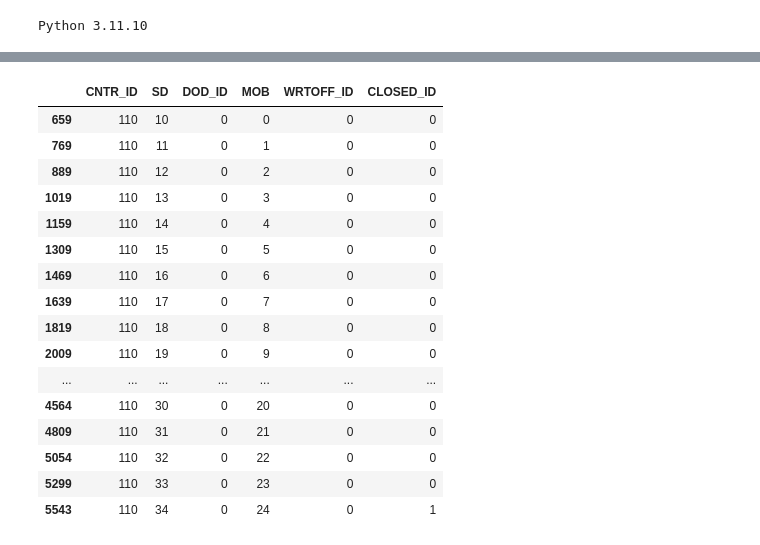
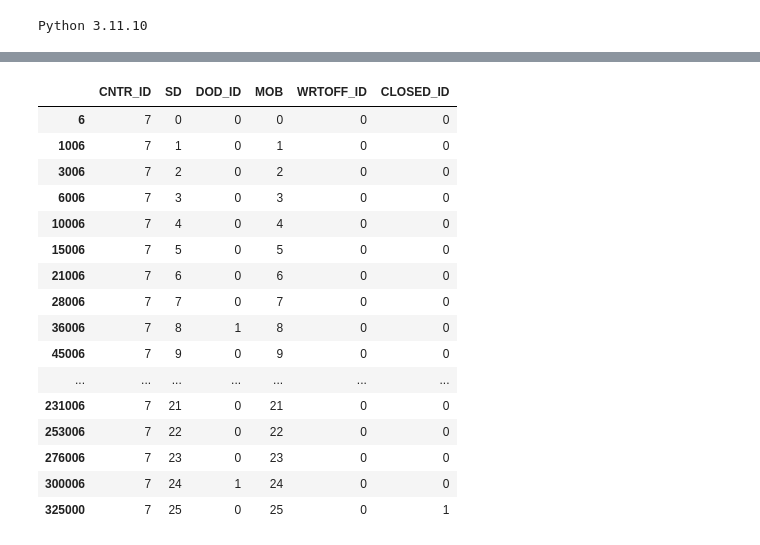
Before and after one commit to il-giza/Bank_SandBox, a Jupyter notebook: matrix_migration/generator_of_portfolio.ipynb, the cells around one changed output, grey strips where cells are left out. Drawn from its saved outputs; the diff is of its cells as text; code cells hidden in the pictures.

```diff
--- a/matrix_migration/generator_of_portfolio.ipynb
+++ b/matrix_migration/generator_of_portfolio.ipynb
@@ -205,20 +191,20 @@ T.tail()
 # %%
-T[T['CNTR_ID']==110]
+T[T['CNTR_ID']==7]
 # %% [output]
 |  | CNTR_ID | SD | DOD_ID | MOB | WRTOFF_ID | CLOSED_ID |
-| 659 | 110 | 10 | 0 | 0 | 0 | 0 |
-| 769 | 110 | 11 | 0 | 1 | 0 | 0 |
-| 889 | 110 | 12 | 0 | 2 | 0 | 0 |
-| 1019 | 110 | 13 | 0 | 3 | 0 | 0 |
-| 1159 | 110 | 14 | 0 | 4 | 0 | 0 |
-| 1309 | 110 | 15 | 0 | 5 | 0 | 0 |
-| 1469 | 110 | 16 | 0 | 6 | 0 | 0 |
-| 1639 | 110 | 17 | 0 | 7 | 0 | 0 |
-| 1819 | 110 | 18 | 0 | 8 | 0 | 0 |
-| 2009 | 110 | 19 | 0 | 9 | 0 | 0 |
+| 6 | 7 | 0 | 0 | 0 | 0 | 0 |
+| 1006 | 7 | 1 | 0 | 1 | 0 | 0 |
+| 3006 | 7 | 2 | 0 | 2 | 0 | 0 |
+| 6006 | 7 | 3 | 0 | 3 | 0 | 0 |
+| 10006 | 7 | 4 | 0 | 4 | 0 | 0 |
+| 15006 | 7 | 5 | 0 | 5 | 0 | 0 |
+| 21006 | 7 | 6 | 0 | 6 | 0 | 0 |
+| 28006 | 7 | 7 | 0 | 7 | 0 | 0 |
+| 36006 | 7 | 8 | 1 | 8 | 0 | 0 |
+| 45006 | 7 | 9 | 0 | 9 | 0 | 0 |
 | ... | ... | ... | ... | ... | ... | ... |
-| 4564 | 110 | 30 | 0 | 20 | 0 | 0 |
-| 4809 | 110 | 31 | 0 | 21 | 0 | 0 |
-| 5054 | 110 | 32 | 0 | 22 | 0 | 0 |
-| 5299 | 110 | 33 | 0 | 23 | 0 | 0 |
-| 5543 | 110 | 34 | 0 | 24 | 0 | 1 |
+| 231006 | 7 | 21 | 0 | 21 | 0 | 0 |
+| 253006 | 7 | 22 | 0 | 22 | 0 | 0 |
+| 276006 | 7 | 23 | 0 | 23 | 0 | 0 |
+| 300006 | 7 | 24 | 1 | 24 | 0 | 0 |
+| 325000 | 7 | 25 | 0 | 25 | 0 | 1 |
```
Also changed, not shown: parts of 20 cells of this notebook.
